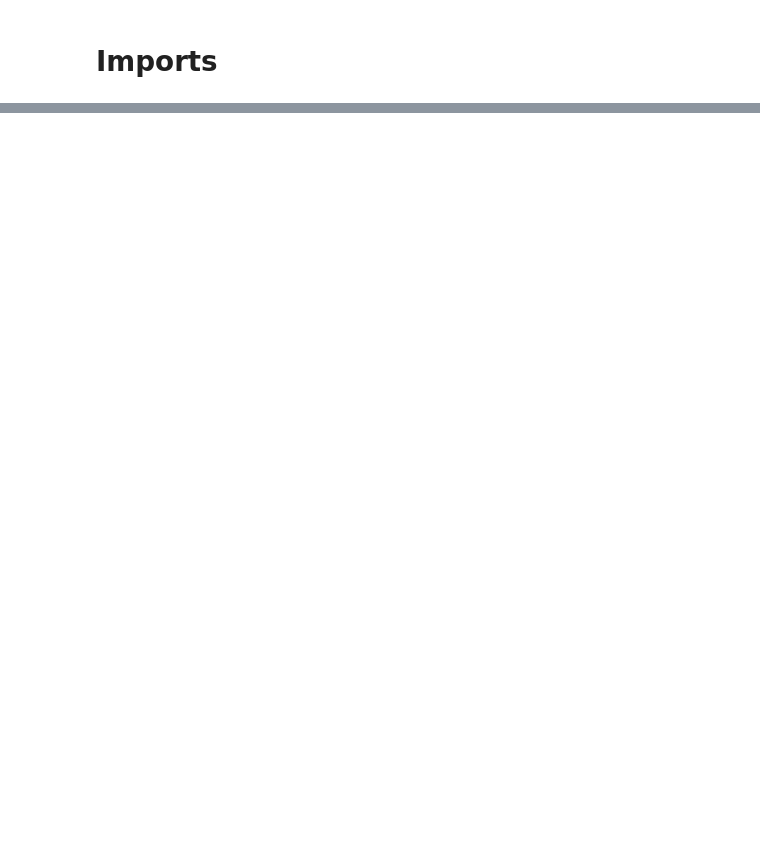
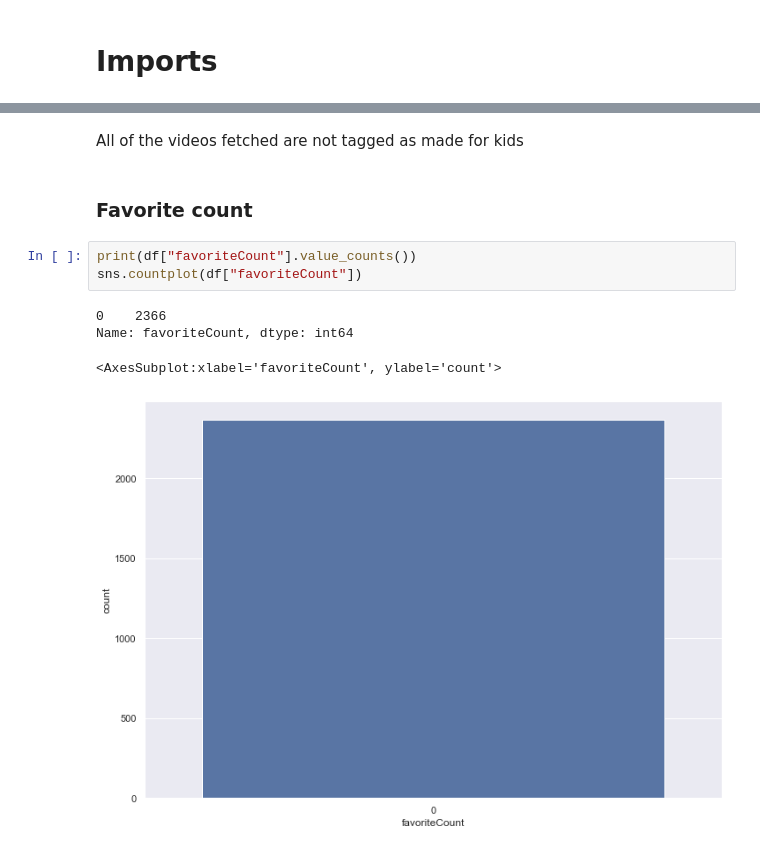
Before and after one commit to tontan2545/2143488-Big-Data-AI-Final-Project, a Jupyter notebook: model.ipynb, the cells around one changed output, grey strips where cells are left out. Cells and saved outputs as stored; diff of their text form; blank space fills up the shorter version.

```diff
--- a/model.ipynb
+++ b/model.ipynb
@@ -24,0 +112,12 @@ channels_df.head()
+# %% [markdown]
+All of the videos fetched are not tagged as made for kids
+# %% [markdown]
+### Favorite count
+# %%
+print(df["favoriteCount"].value_counts())
+sns.countplot(df["favoriteCount"])
+# %% [output]
+0    2366
+Name: favoriteCount, dtype: int64
+<AxesSubplot:xlabel='favoriteCount', ylabel='count'>
+[figure, added]
```
Also changed, not shown: parts of 53 cells of this notebook.
